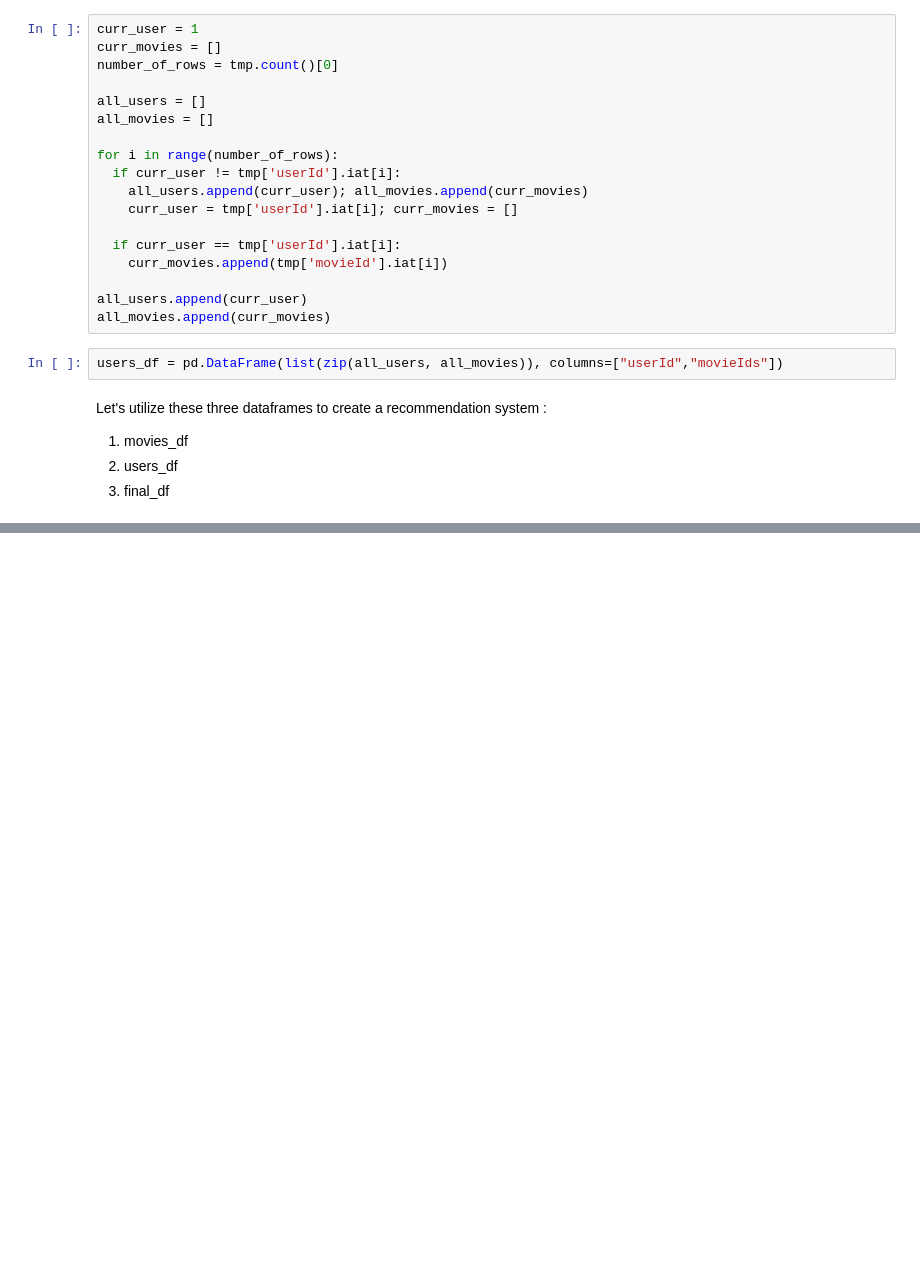
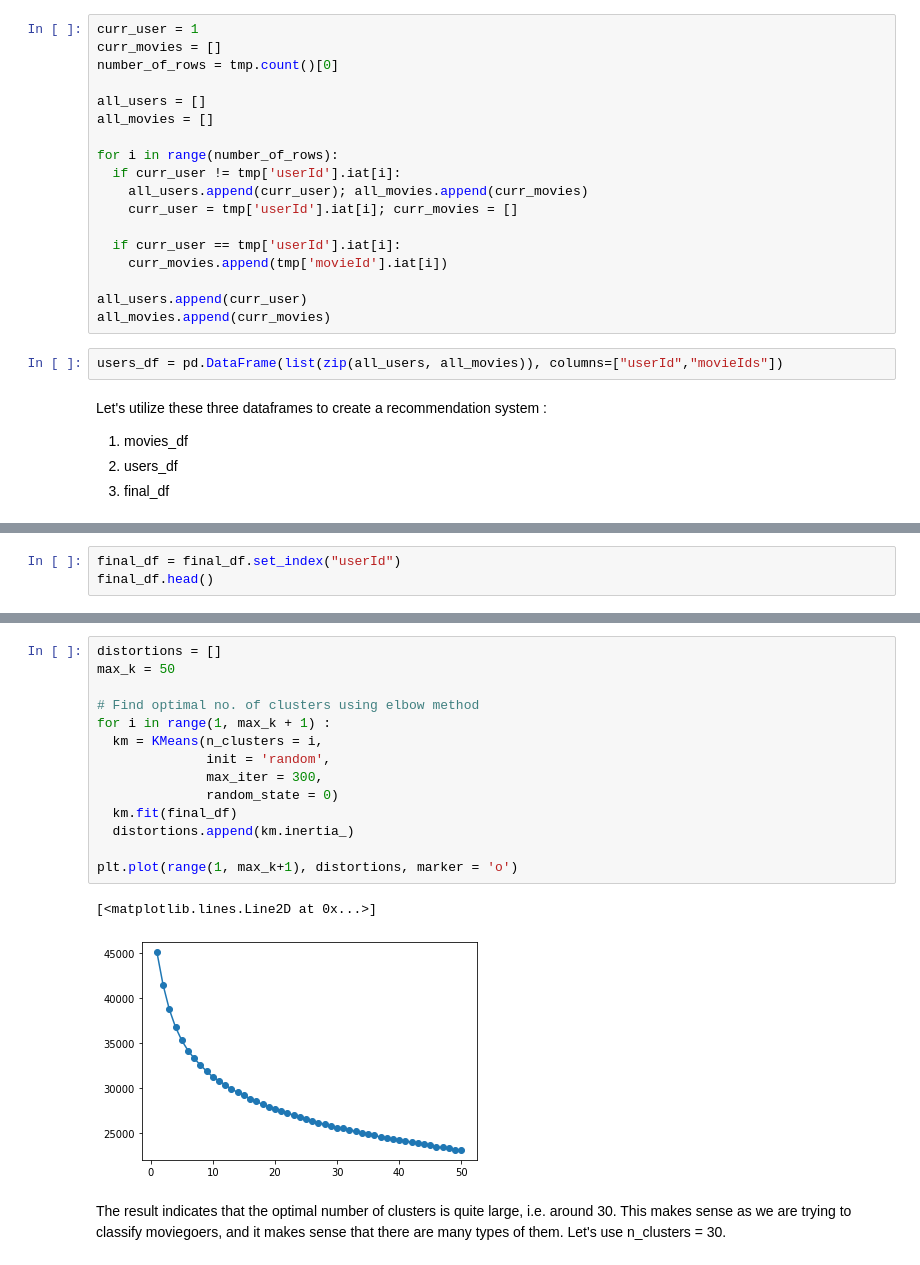
Before and after one commit to kunhwiko/Movie_Recommendation, a Jupyter notebook: src/CIS545_Group_Project.ipynb, the cells around one changed output, grey strips where cells are left out. Cells and saved outputs as stored; diff of their text form; blank space fills up the shorter version.

Commit message:
implement k-means clustering

```diff
--- a/src/CIS545_Group_Project.ipynb
+++ b/src/CIS545_Group_Project.ipynb
@@ -698,0 +709,3 @@ Let's utilize these three dataframes to create a recommendation system : </br>
+# %%
+final_df = final_df.set_index("userId")
+final_df.head()
@@ -698,0 +721,19 @@ Let's utilize these three dataframes to create a recommendation system : </br>
+# %%
+distortions = []
+max_k = 50
+
+# Find optimal no. of clusters using elbow method
+for i in range(1, max_k + 1) :
+  km = KMeans(n_clusters = i,
+              init = 'random',
+              max_iter = 300,
+              random_state = 0)
+  km.fit(final_df)
+  distortions.append(km.inertia_)
+
+plt.plot(range(1, max_k+1), distortions, marker = 'o')
+# %% [output]
+[<matplotlib.lines.Line2D at 0x...>]
+[figure, added]
+# %% [markdown]
+The result indicates that the optimal number of clusters is quite large, i.e. around 30. This makes sense as we are trying to classify moviegoers, and it makes sense that there are many types of them. Let's use n_clusters = 30.
```
Also changed, not shown: parts of 49 cells of this notebook.
